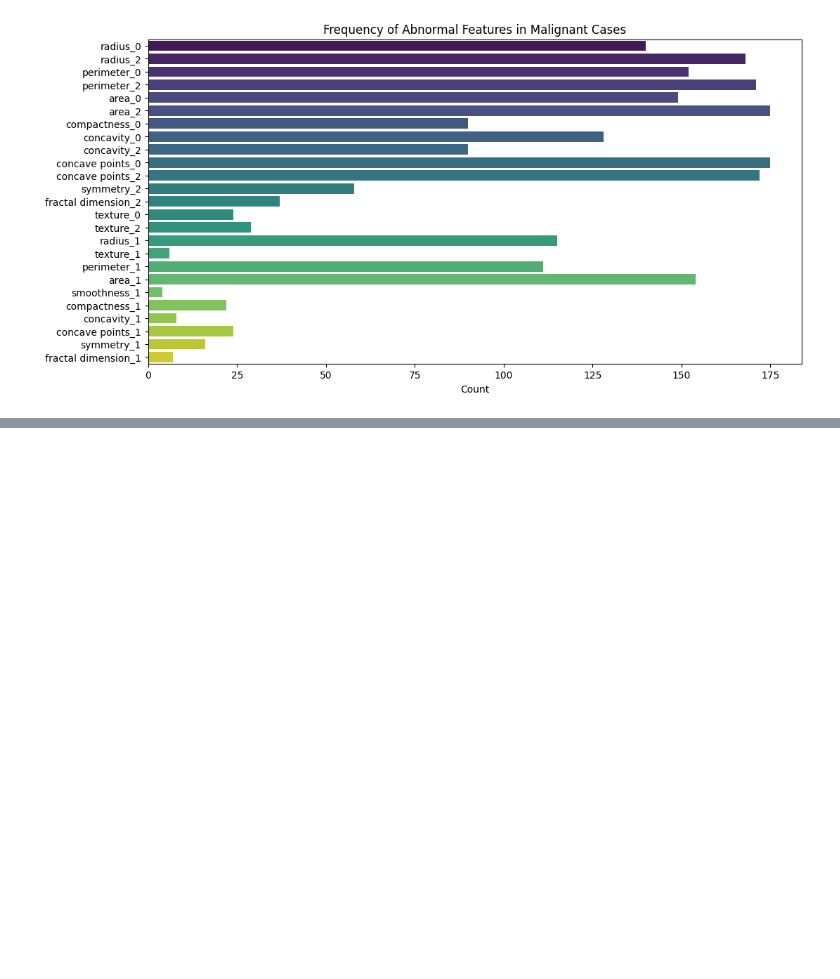
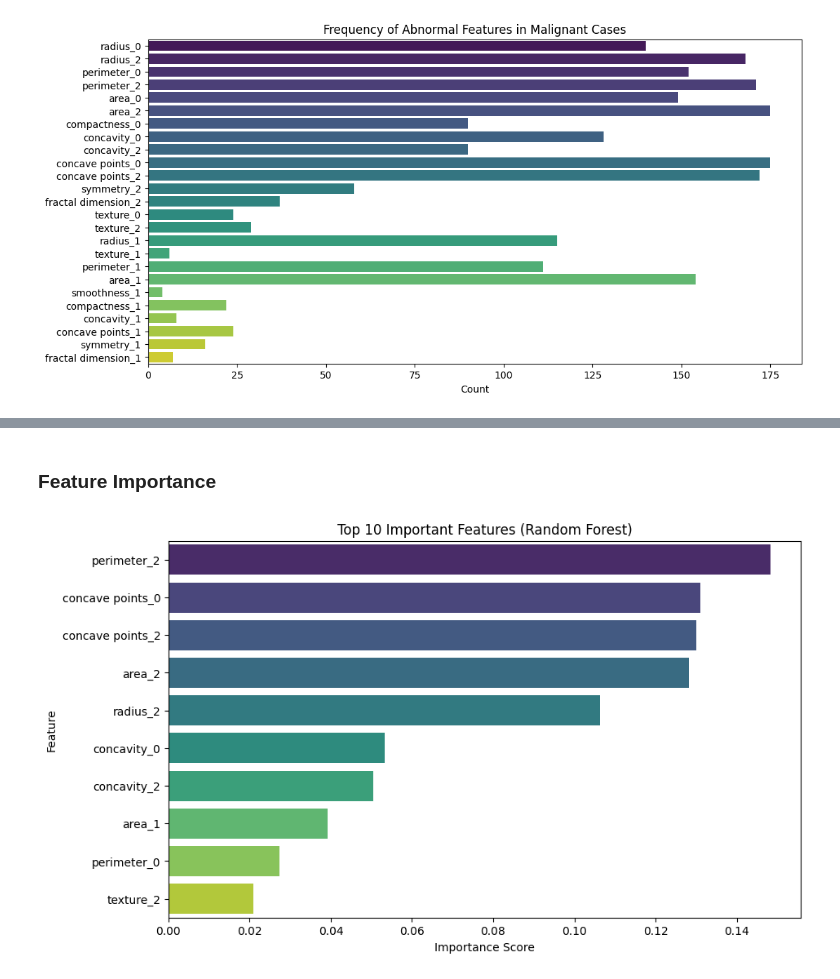
Before and after one commit to michael-hoon/chalmers-code, a Jupyter notebook: DAT410/Assignment 4/diagnostic.ipynb, the cells around one changed output, grey strips where cells are left out. Cells and saved outputs as stored; diff of their text form; code cells hidden in the pictures; blank space fills up the shorter version.

```diff
--- a/DAT410/Assignment 4/diagnostic.ipynb
+++ b/DAT410/Assignment 4/diagnostic.ipynb
@@ -310,0 +331,12 @@ plt.show()
+# %%
+from sklearn.model_selection import train_test_split
+from sklearn.ensemble import RandomForestClassifier
+
+# Load dataset
+data = pd.read_pickle('data/wdbc.pkl')  # Replace with your dataset path
+
+# Drop 'id' column and separate features (X) and target (y)
+X = data.drop(columns=['id', 'malignant'])
+y = data['malignant']
+
+X
@@ -310,0 +429,15 @@ plt.show()
+# %% [markdown]
+### Feature Importance
+# %%
+# Extract feature importances
+feature_importances = pd.Series(rf.feature_importances_, index=X.columns).sort_values(ascending=False)
+
+# Plot top 10 features
+plt.figure(figsize=(10, 6))
+sns.barplot(x=feature_importances[:10], y=feature_importances.index[:10], hue=feature_importances.index[:10], palette='viridis', legend=False)
+plt.title('Top 10 Important Features (Random Forest)')
+plt.xlabel('Importance Score')
+plt.ylabel('Feature')
+plt.show()
+# %% [output]
+[figure, added]
```
Also changed, not shown: parts of 24 cells of this notebook.
